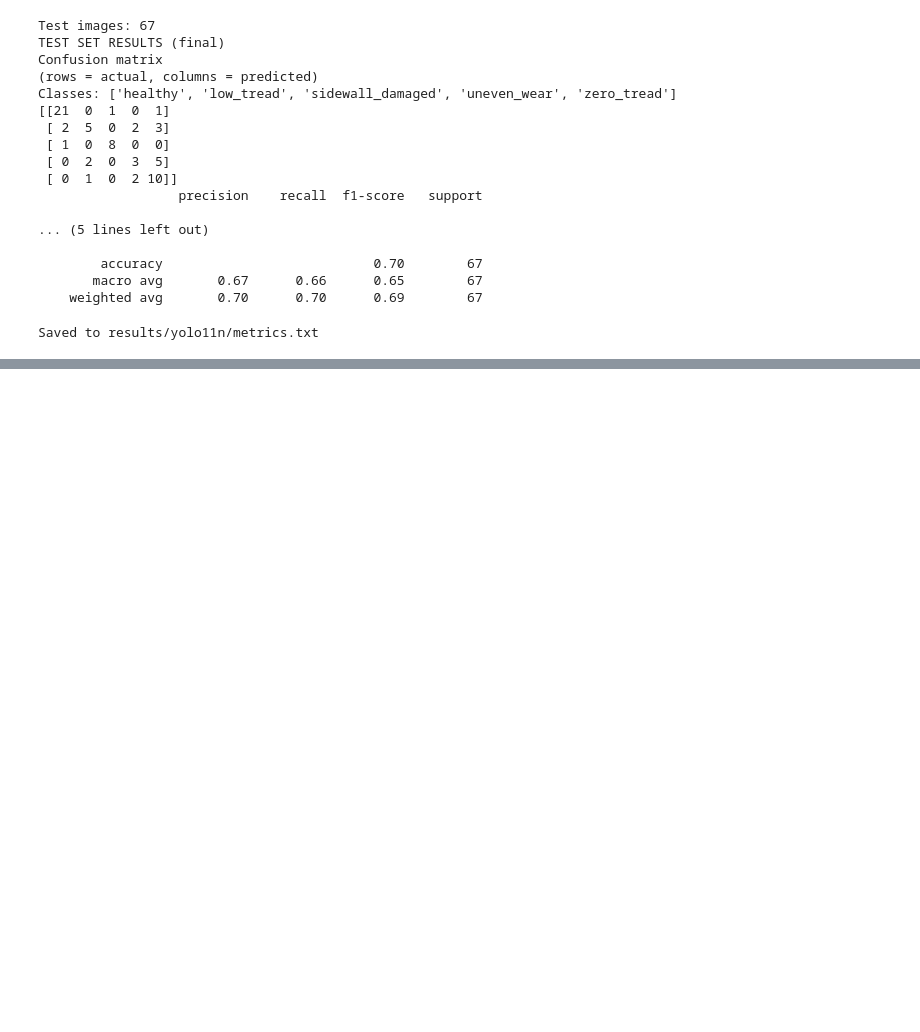
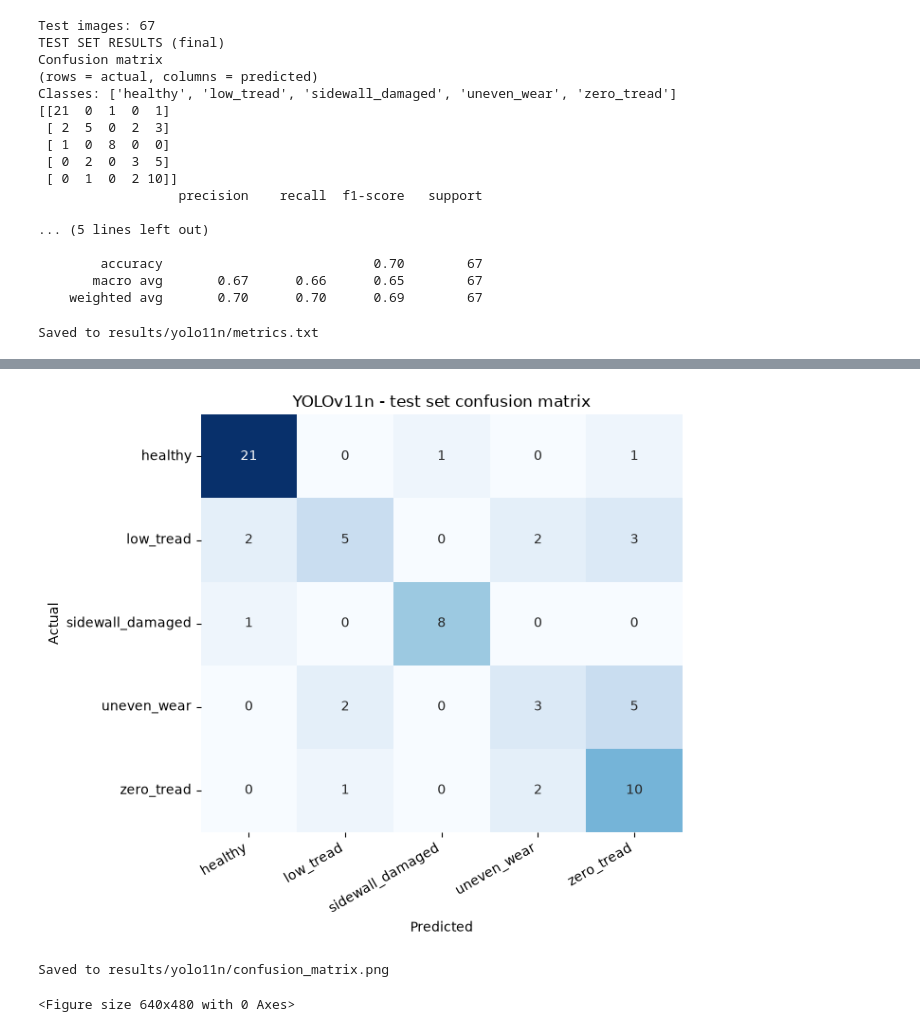
Before and after one commit to ArhanTibro/tire-health-cv, a Jupyter notebook: notebooks/07_yolo11n_transfer.ipynb, the cells around one changed output, grey strips where cells are left out. Cells and saved outputs as stored; diff of their text form; code cells hidden in the pictures; blank space fills up the shorter version.

```diff
--- a/notebooks/07_yolo11n_transfer.ipynb
+++ b/notebooks/07_yolo11n_transfer.ipynb
@@ -243,0 +266,9 @@ Saved to results/yolo11n/metrics.txt
+# %%
+plot_confusion_matrix(test_true, test_pred, class_names,
+                      title="YOLOv11n - test set confusion matrix")
+plt.savefig("../results/yolo11n/confusion_matrix.png", dpi=150, bbox_inches="tight")
+print("Saved to results/yolo11n/confusion_matrix.png")
+# %% [output]
+[figure, added]
+Saved to results/yolo11n/confusion_matrix.png
+<Figure size 640x480 with 0 Axes>
```
Also changed, not shown: parts of 3 cells of this notebook, 1 other file.
